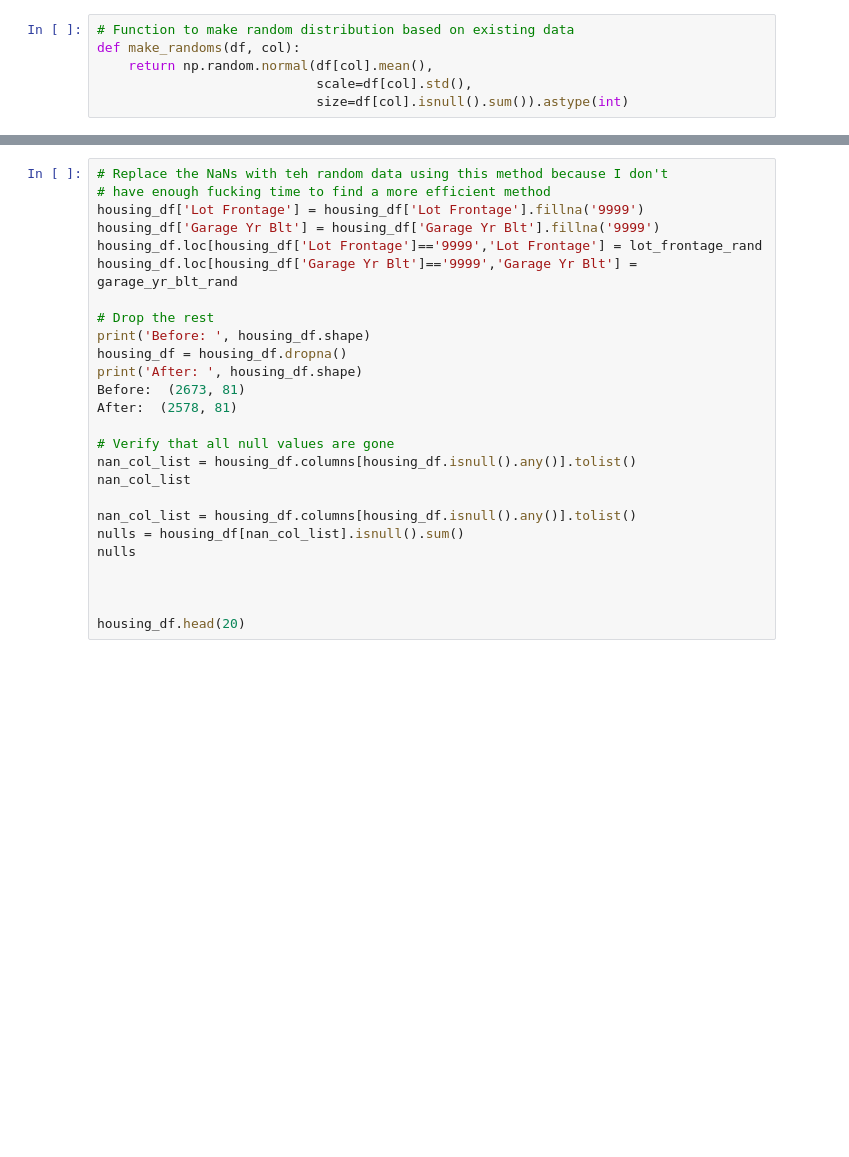
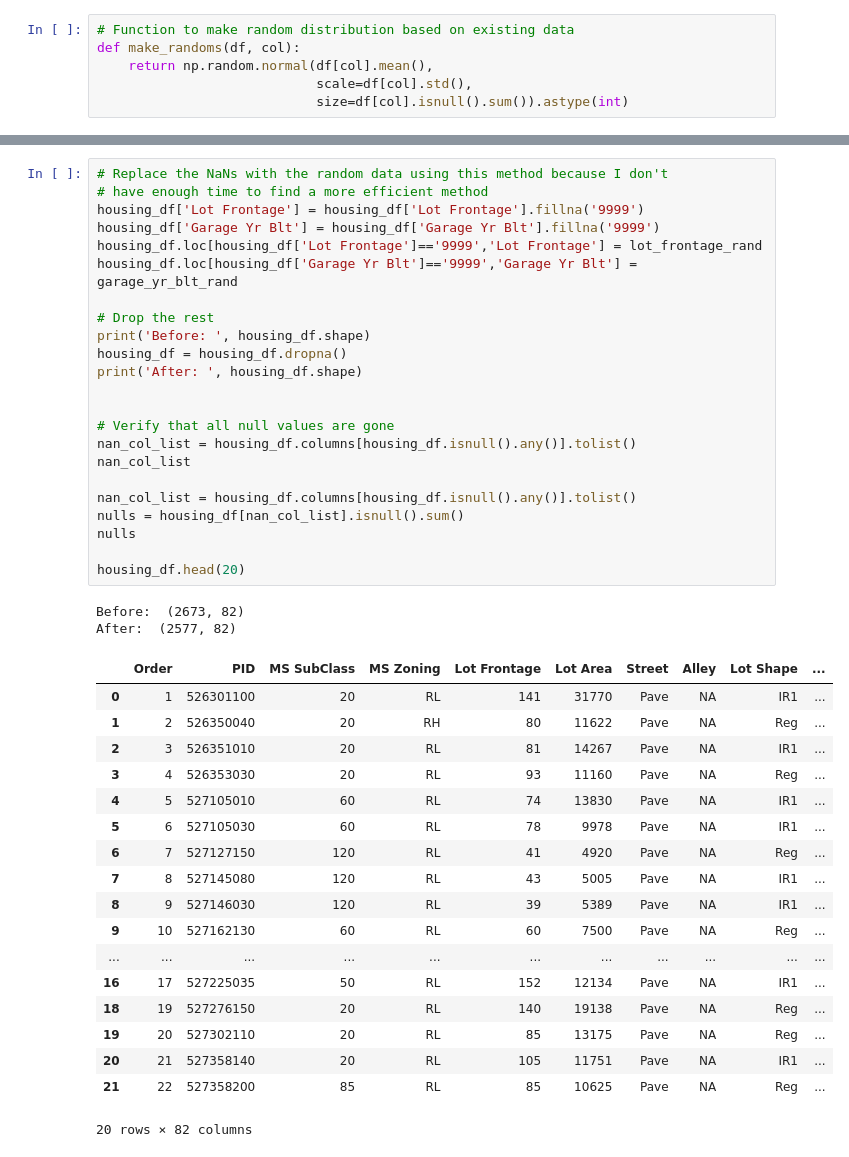
Before and after one commit to Ananyeah/AmesIowa_Final, a Jupyter notebook: AmesIowa_Final/4.Basic_Preprocessing.ipynb, the cells around one changed output, grey strips where cells are left out. Cells and saved outputs as stored; diff of their text form; blank space fills up the shorter version.

```diff
--- a/AmesIowa_Final/4.Basic_Preprocessing.ipynb
+++ b/AmesIowa_Final/4.Basic_Preprocessing.ipynb
@@ -144,29 +359,47 @@ plt.show()
 # %%
-# Replace the NaNs with teh random data using this method because I don't
-# have enough fucking time to find a more efficient method
+# Replace the NaNs with the random data using this method because I don't
+# have enough time to find a more efficient method
 housing_df['Lot Frontage'] = housing_df['Lot Frontage'].fillna('9999')
 housing_df['Garage Yr Blt'] = housing_df['Garage Yr Blt'].fillna('9999')
 housing_df.loc[housing_df['Lot Frontage']=='9999','Lot Frontage'] = lot_frontage_rand
 housing_df.loc[housing_df['Garage Yr Blt']=='9999','Garage Yr Blt'] = garage_yr_blt_rand
 
 # Drop the rest
 print('Before: ', housing_df.shape)
 housing_df = housing_df.dropna()
 print('After: ', housing_df.shape)
-Before:  (2673, 81)
-After:  (2578, 81)
+
 
 # Verify that all null values are gone
 nan_col_list = housing_df.columns[housing_df.isnull().any()].tolist()
 nan_col_list
 
 nan_col_list = housing_df.columns[housing_df.isnull().any()].tolist()
 nulls = housing_df[nan_col_list].isnull().sum()
 nulls
 
-
-
 housing_df.head(20)
+# %% [output]
+Before:  (2673, 82)
+After:  (2577, 82)
+|  | Order | PID | MS SubClass | MS Zoning | Lot Frontage | Lot Area | Street | Alley | Lot Shape | ... |
+| 0 | 1 | 526301100 | 20 | RL | 141 | 31770 | Pave | NA | IR1 | ... |
+| 1 | 2 | 526350040 | 20 | RH | 80 | 11622 | Pave | NA | Reg | ... |
+| 2 | 3 | 526351010 | 20 | RL | 81 | 14267 | Pave | NA | IR1 | ... |
+| 3 | 4 | 526353030 | 20 | RL | 93 | 11160 | Pave | NA | Reg | ... |
+| 4 | 5 | 527105010 | 60 | RL | 74 | 13830 | Pave | NA | IR1 | ... |
+| 5 | 6 | 527105030 | 60 | RL | 78 | 9978 | Pave | NA | IR1 | ... |
+| 6 | 7 | 527127150 | 120 | RL | 41 | 4920 | Pave | NA | Reg | ... |
+| 7 | 8 | 527145080 | 120 | RL | 43 | 5005 | Pave | NA | IR1 | ... |
+| 8 | 9 | 527146030 | 120 | RL | 39 | 5389 | Pave | NA | IR1 | ... |
+| 9 | 10 | 527162130 | 60 | RL | 60 | 7500 | Pave | NA | Reg | ... |
+| ... | ... | ... | ... | ... | ... | ... | ... | ... | ... | ... |
+| 16 | 17 | 527225035 | 50 | RL | 152 | 12134 | Pave | NA | IR1 | ... |
+| 18 | 19 | 527276150 | 20 | RL | 140 | 19138 | Pave | NA | Reg | ... |
+| 19 | 20 | 527302110 | 20 | RL | 85 | 13175 | Pave | NA | Reg | ... |
+| 20 | 21 | 527358140 | 20 | RL | 105 | 11751 | Pave | NA | IR1 | ... |
+| 21 | 22 | 527358200 | 85 | RL | 85 | 10625 | Pave | NA | Reg | ... |
+20 rows × 82 columns
 # %%
 # Re-index housing_df so indices match
 housing_df.reset_index(inplace=True)
```
Also changed, not shown: parts of 30 cells of this notebook, 15 other files.
